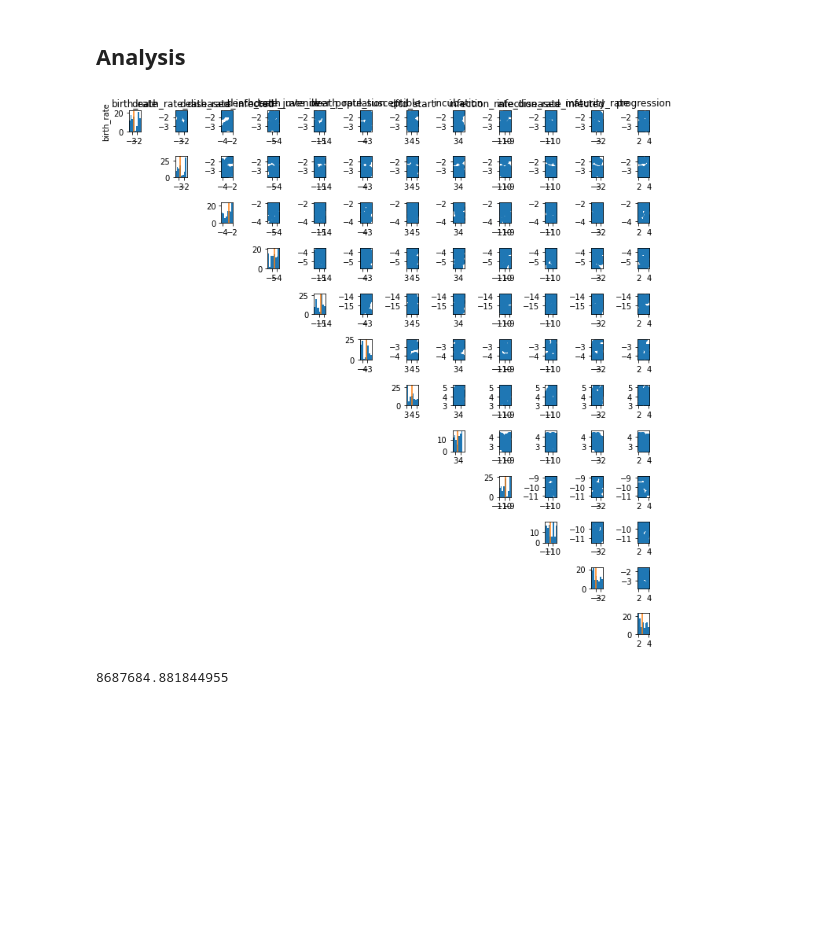
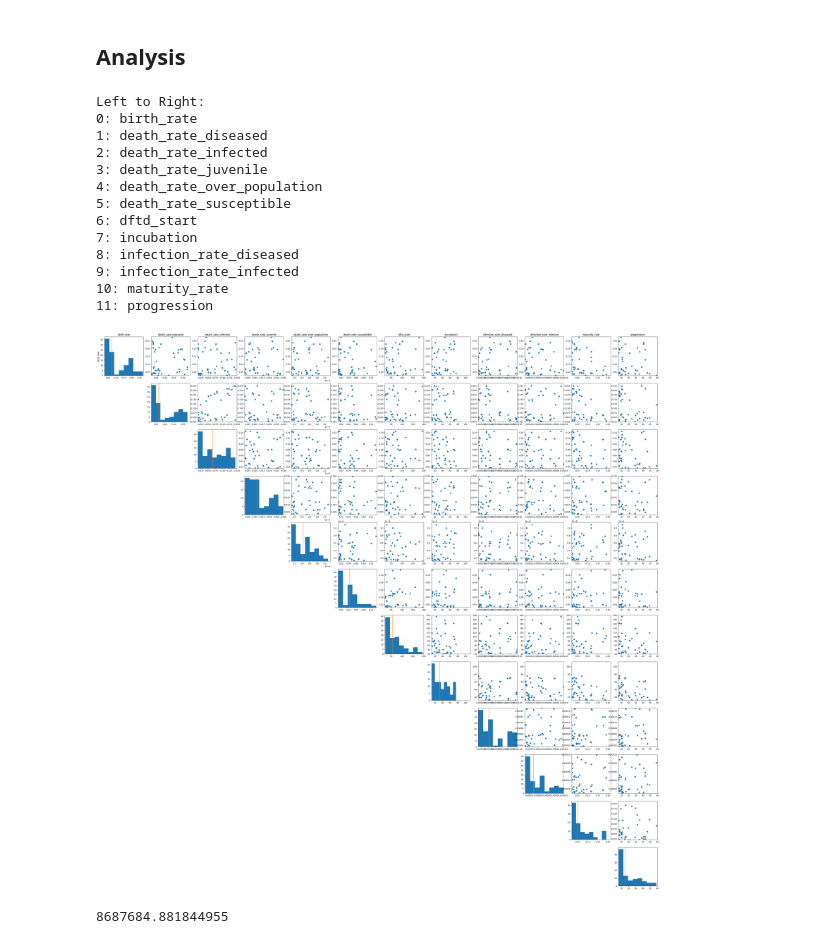
Before and after one commit to StochSS/devils_dftd_modeling, a Jupyter notebook: devils-2stage-inference2.ipynb, the cells around one changed output. Drawn from its saved outputs; the diff is of its cells as text; code cells hidden in the pictures; blank space fills up the shorter version.

Commit message:
fixed parameter correlation graph to represent true parameters instead of logarithmic, also image is now saved as png, and posterior results and figure object are pickled

```diff
--- a/devils-2stage-inference2.ipynb
+++ b/devils-2stage-inference2.ipynb
@@ -437,26 +437,48 @@ res[0]
 # %%
 posterior = np.array(res[0]['accepted_samples'])
 # %%
+import pickle
+
 fig, ax = plt.subplots(posterior.shape[1], posterior.shape[1])
+print('Left to Right:')
 for i in range(posterior.shape[1]):
     for j in range(posterior.shape[1]):
         if i > j:
             ax[i,j].axis('off')
         else:
             if i == j:
-                ax[i,j].hist(posterior[:,i], bins = 'auto')
-                ax[i,j].axvline(np.median(posterior[:,i]), color = 'C1')
-                ax[i,j].set_xlim(dmin[i], dmax[i])
+                ax[i,j].hist(np.exp(posterior[:,i]), bins = 'auto')
+                ax[i,j].axvline(np.median(np.exp(posterior[:,i])), color = 'C1')
+                ax[i,j].set_xlim(np.exp(dmin[i]), np.exp(dmax[i]))
             else:
-                ax[i,j].scatter(posterior[:,j], posterior[:,i])
-                ax[i,j].set_ylim(dmin[i], dmax[i])
-                ax[i,j].set_xlim(dmin[j], dmax[j])
+                ax[i,j].scatter(np.exp(posterior[:,j]), np.exp(posterior[:,i]))
+                ax[i,j].set_ylim(np.exp(dmin[i]), np.exp(dmax[i]))
+                ax[i,j].set_xlim(np.exp(dmin[j]), np.exp(dmax[j]))
+    print('{}: {}'.format(i, parameter_names[i]))
     ax[i,0].set_ylabel(parameter_names[i])
     ax[0,i].set_title(parameter_names[i])
-fig.set_size_inches(10,10)
-fig.tight_layout()
+fig.set_size_inches(48,48)
+plt.savefig('devil-param-correlation.png')
+with open('fig-obj.p', 'wb') as fig_obj_file:
+    pickle.dump(fig, fig_obj_file)
+with open('posterior-data.p', 'wb') as posterior_data_file:
+    pickle.dump(posterior, posterior_data_file)
+# fig.tight_layout()
 # %% [output]
+Left to Right:
+0: birth_rate
+1: death_rate_diseased
+2: death_rate_infected
+3: death_rate_juvenile
+4: death_rate_over_population
+5: death_rate_susceptible
+6: dftd_start
+7: incubation
+8: infection_rate_diseased
+9: infection_rate_infected
+10: maturity_rate
+11: progression
-[figure, old version]
+[figure, new version]
 # %%
 # for i in range(posterior.shape[0]):
 #     res = simulator2(posterior[i,:])
```
Also changed, not shown: 3 other files.
